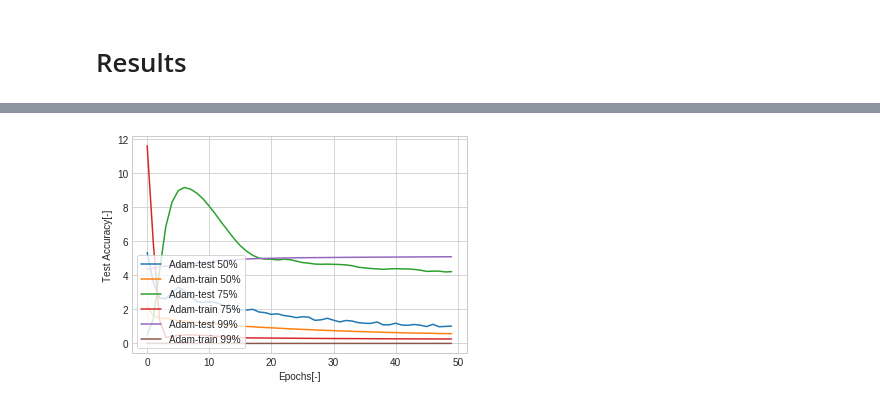
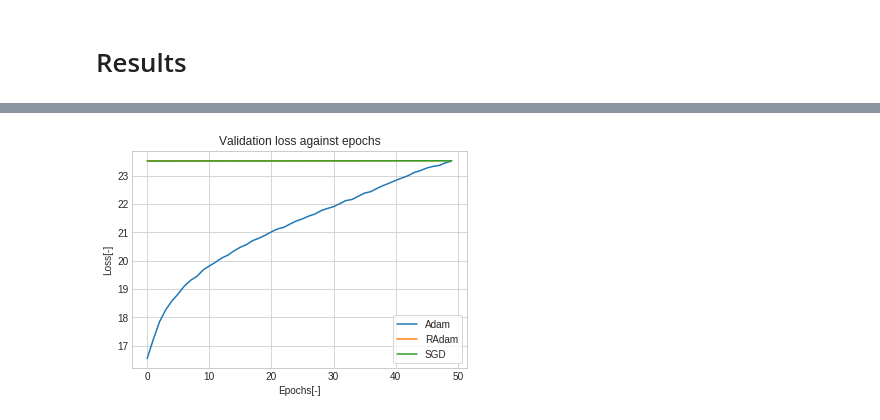
Before and after one commit to jalil-M/Opt-Project, a Jupyter notebook: project.ipynb, the cells around one changed output, grey strips where cells are left out. Drawn from its saved outputs; the diff is of its cells as text; code cells hidden in the pictures.

```diff
--- a/project.ipynb
+++ b/project.ipynb
@@ -157,7 +174,7 @@ def run_training_benchmarking(data, epochs = 50):
     y = one_hot_enc['y']
     x_keras, y_keras = build_keras (X,y)
 
-    model = build_model()
+    model = build_model(activation='selu')
     for l in list_optimzers:
         model.compile(loss='binary_crossentropy', optimizer=l, metrics=['accuracy'])
         history = model.fit(np.array(x_keras), np.array(y_keras),
@@ -184,12 +221,12 @@ Fraction of Yes :
 # %%
 plt.style.use('seaborn-whitegrid')
-plt.plot(adam_val_loss, label='Adam')
-plt.plot(radam_val_loss, label='RAdam')
-plt.plot(sgd_val_loss, label='SGD')
+plt.plot(adam_val_loss[0], label='Adam')
+plt.plot(radam_val_loss[0], label='RAdam')
+plt.plot(sgd_val_loss[0], label='SGD')
 plt.xlabel('Epochs[-]')
 plt.ylabel('Loss[-]')
 plt.title('Validation loss against epochs')
-plt.legend(loc='lower left', frameon = True)
-plt.savefig('figures/loss-ADAM-epochs.png')
+plt.legend(loc='lower right', frameon = True)
+plt.savefig('figures/loss-epochs.png')
 # %% [output]
-[figure, old version]
+[figure, new version]
```
Also changed, not shown: parts of 11 cells of this notebook, 7 other files.
